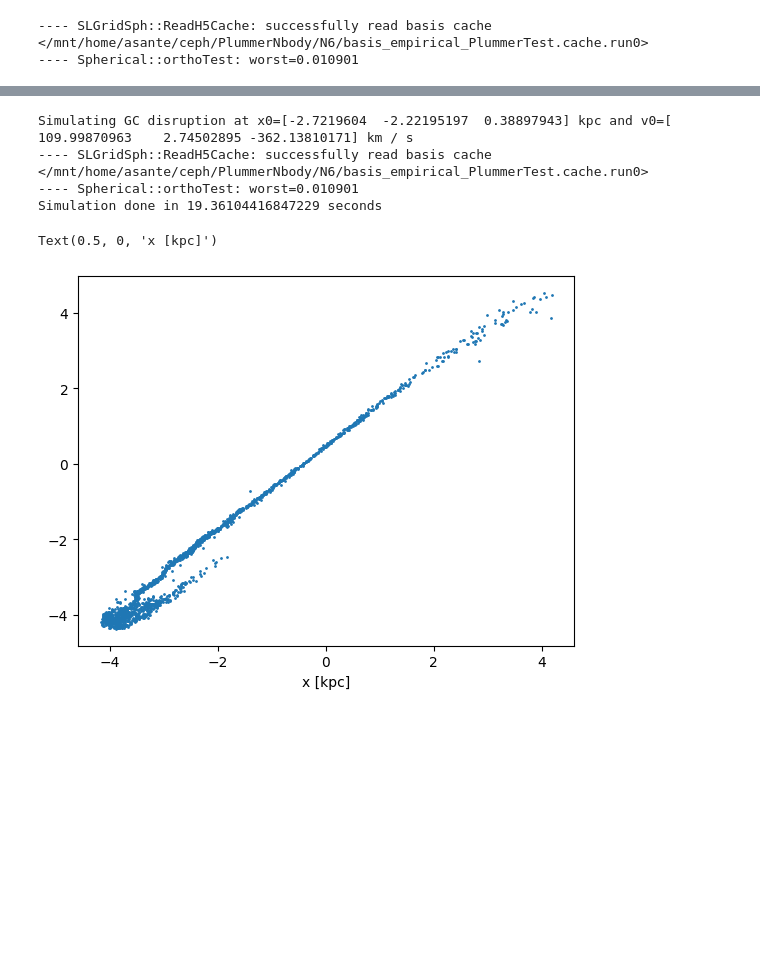
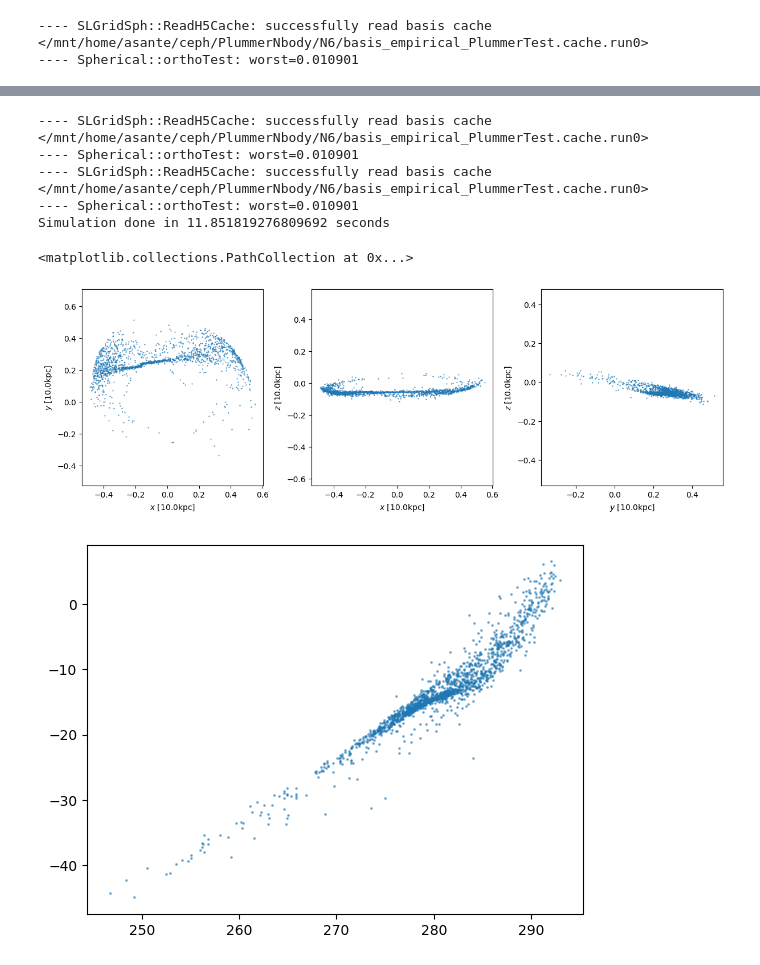
Before and after one commit to ariasant/streams_in_dreams, a Jupyter notebook: plummer_sphere_stream_sim.ipynb, the cells around one changed output, grey strips where cells are left out. Saved outputs shown, nothing was run; the diff lists cells and outputs as text; code cells hidden in the pictures; blank space fills up the shorter version.

```diff
--- a/plummer_sphere_stream_sim.ipynb
+++ b/plummer_sphere_stream_sim.ipynb
@@ -162,7 +162,7 @@ for i in range(3):
 
 # Orbits
 v_abs = np.sqrt(np.sum(v_xyz**2,axis=1))
-idx_list = rng.integers(len(v_xyz), size=5)
+idx_list = rng.integers(len(v_xyz), size=10)
 fig2,axs = plt.subplots(1,2, layout="constrained", sharex=True, sharey=True)
 
 pos = dict(zip(idx_list, [[] for i in range(len(idx_list))]))
@@ -362,8 +348,8 @@ for i,k in enumerate(pos.keys()):
 
     orbit_x0 = pos[k][0]
     orbit_v0 = vel[k][0]
-    orbit_w0 = gd.PhaseSpacePosition(pos=orbit_x0*exp_units["length"],
-                                     vel=orbit_v0*exp_units["velocity"])
+    orbit_w0 = gd.PhaseSpacePosition(pos=orbit_x0,
+                                     vel=orbit_v0)
 
     orbit_r = np.sqrt(np.sum(np.power(orbit_x0,2)))
 
@@ -373,23 +359,23 @@ for i,k in enumerate(pos.keys()):
 
     norm = Normalize(0, t2)
 
-    if orbit_period >= max(t_outputs):
+    """if orbit_period >= max(t_outputs):
         continue
 
     elif orbit_period <20:
-        continue
+        continue"""
 
 
     orbit_analytical = pot_analytical.integrate_orbit(w0=orbit_w0,
-                                                      Integrator=gi.LeapfrogIntegrator,
+                                                      Integrator=gi.DOPRI853Integrator,
                                                       t1=0,
-                                                      t2=t2*exp_units["time"],
+                                                      t2=t2,
                                                       n_steps=1000)
 
     orbit_EXP = pot.integrate_orbit(w0=orbit_w0,
-                                    Integrator=gi.LeapfrogIntegrator,
+                                    Integrator=gi.DOPRI853Integrator,
                                     t1=0,
-                                    t2=t2*exp_units["time"],
+                                    t2=t2,
                                     n_steps=1000)
 
     fig,axs = plt.subplots(1,2)
@@ -461,13 +453,20 @@ for i,k in enumerate(pos.keys()):
 # %%
 import time
+exp_units = SimulationUnitSystem(mass=10**12*u.Msun, # Can decide here how big your system is
+                                 length=10*u.kpc, # Specify what's the scale radius
+                                 G=1)
+pot = gp.EXPPotential(units=exp_units,
+                      config_file=yaml_file,
+                      coef_file=coefs_file)
+
 # Stream sims parameters
-t1 = 0
+t1 = 0*exp_units["time"]
 t2 = 200*exp_units["time"]
 n_steps=1000
 
 
 # Initialise stream ICs
-gc_mass = 10**5*u.Msun
+gc_mass = 1e-7*exp_units["mass"]
 gc_pot = gp.PlummerPotential(m=gc_mass,
                              b=4*u.pc,
                              units=exp_units)
@@ -477,41 +476,52 @@ def sample_random_vector():
     random_components = rng.normal(loc=0.0, scale=1.0, size=3)
     norm = np.linalg.norm(random_components)
     unit_vector = random_components / norm
     return v_magnitude*unit_vector
 
-x0 = sample_random_vector()*exp_units["length"]
-v0 = sample_random_vector()*exp_units["velocity"]
-print(f"Simulating GC disruption at x0={x0.to(u.kpc)} and v0={v0.to(u.km/u.s)}")
+# x0 = sample_random_vector()
+# v0 = sample_random_vector()
+x0 = np.array([0.25, 0, 0])
+v0 = np.array([0, 0.5, 0])
+#print(f"Simulating GC disruption at x0={x0.to(u.kpc)} and v0={v0.to(u.km/u.s)}")
 gc_w0 = gd.PhaseSpacePosition(pos=x0,
                               vel=v0)
 
 # Initialise simulation submodels
 gen_object = ms.MockStreamGenerator(df=ms.ChenStreamDF(lead=True, trail=True), # stream distribution function
                                     hamiltonian=pot, # potential within which the stream is disrupted
                                     progenitor_potential=gc_pot
                                     )
 start = time.time()
 stream_obj, _ = gen_object.run(prog_w0=gc_w0, # initial (or final) phase-space position of the progenitor system
                                prog_mass=gc_mass, # sets the scale mass of the particle release
                                release_every=1, # how many times particles are released at each time step
                                n_particles=1, # how many particles are released by the trail and the lead of the stream each time. Can be an array with same lenth as the timesteps,
                                t1=t1,
                                t2=t2,
                                n_steps = n_steps,
-                               Integrator=gi.LeapfrogIntegrator
+                               Integrator=gi.LeapfrogIntegrator,
                                )
 print(f"Simulation done in {time.time()-start} seconds")
 
 xyz = stream_obj.xyz.to(u.kpc)
 
+_ = stream_obj.plot(s=1)
+
+import astropy.coordinates as coord
+
+stream_obj_obs = stream_obj.to_coord_frame(coord.ICRS())
 fig,ax = plt.subplots()
-ax.scatter(xyz[0], xyz[1], s=1)
-ax.set_xlabel("x [kpc]")
+ax.scatter(stream_obj_obs.ra.value,
+           stream_obj_obs.dec.value,
+           s=1,
+           alpha=0.5)
 # %% [output]
-Simulating GC disruption at x0=[-2.7219604  -2.22195197  0.38897943] kpc and v0=[ 109.99870963    2.74502895 -362.13810171] km / s
 ---- SLGridSph::ReadH5Cache: successfully read basis cache </mnt/home/asante/ceph/PlummerNbody/N6/basis_empirical_PlummerTest.cache.run0>
 ---- Spherical::orthoTest: worst=0.010901
-Simulation done in 19.36104416847229 seconds
+---- SLGridSph::ReadH5Cache: successfully read basis cache </mnt/home/asante/ceph/PlummerNbody/N6/basis_empirical_PlummerTest.cache.run0>
+---- Spherical::orthoTest: worst=0.010901
+Simulation done in 11.851819276809692 seconds
-Text(0.5, 0, 'x [kpc]')
+<matplotlib.collections.PathCollection at 0x...>
-[figure, old version]
+[figure, new version]
+[figure, added]
 # %%
```
Also changed, not shown: parts of 54 cells of this notebook, 6 other files.
